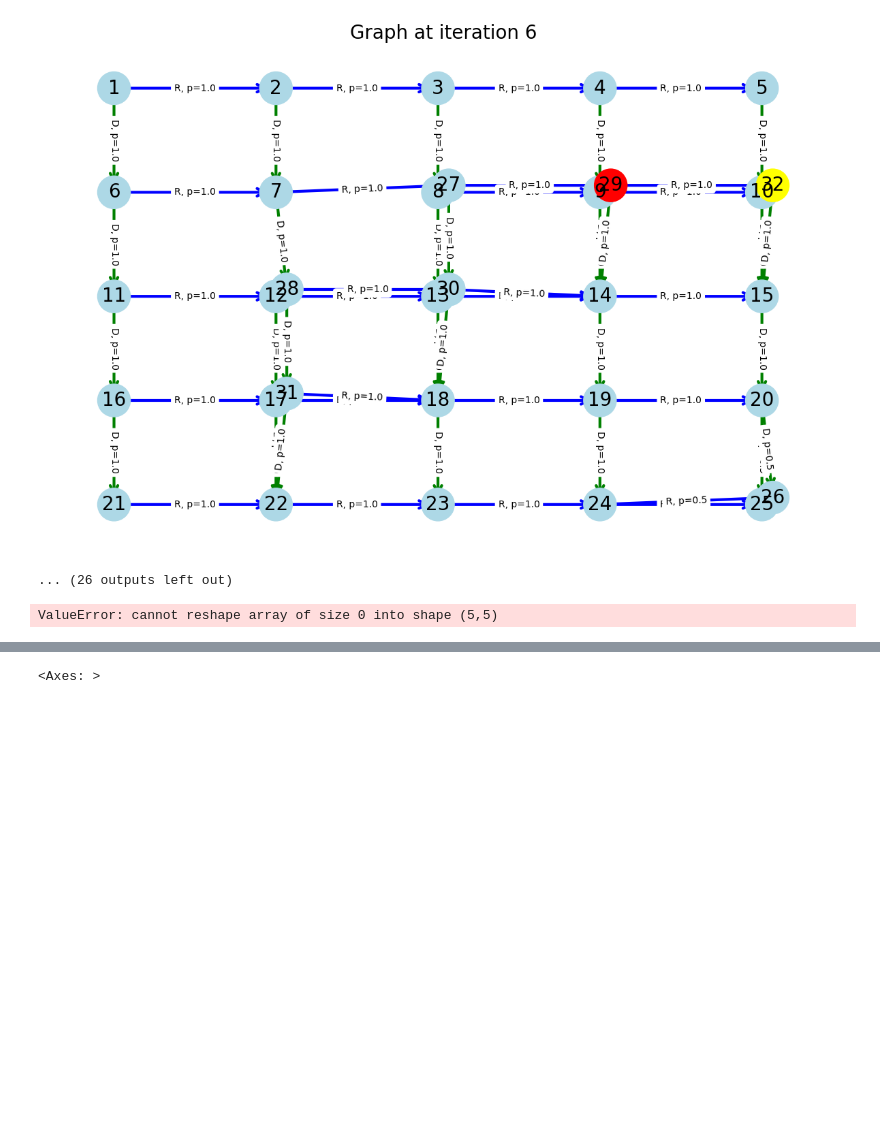
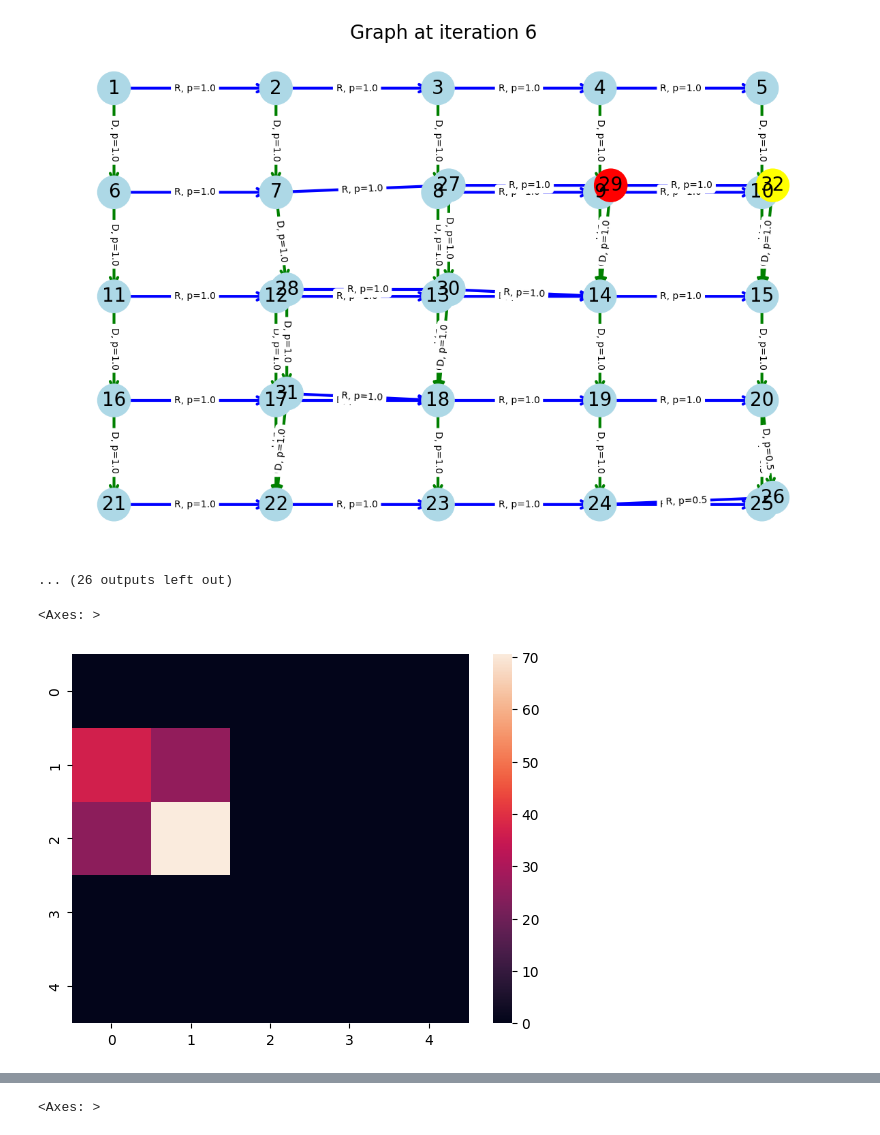
Before and after one commit to jungsunyoo/CSCG_LCM, a Jupyter notebook: dev-split-contingency-final.ipynb, the cells around one changed output, grey strips where cells are left out. Saved outputs shown, nothing was run; the diff lists cells and outputs as text; code cells hidden in the pictures; blank space fills up the shorter version.

```diff
--- a/dev-split-contingency-final.ipynb
+++ b/dev-split-contingency-final.ipynb
@@ -570,9 +570,10 @@ for state_seq, _ in dataset:
     # sns.heatmap(E)
     # plt.show()
 # %%
-E_r_ = np.reshape(E_r[1:26], (5,5))
+E_r_ = np.reshape(E_r[-1,:env_size[0]*env_size[1]], (env_size[0],env_size[1]))
 E_r_ = np.transpose(E_r_)
 sns.heatmap(E_r_)
 # %% [output]
-ValueError: cannot reshape array of size 0 into shape (5,5)
+<Axes: >
+[figure, added]
 # %%
```
Also changed, not shown: parts of 4 cells of this notebook.
